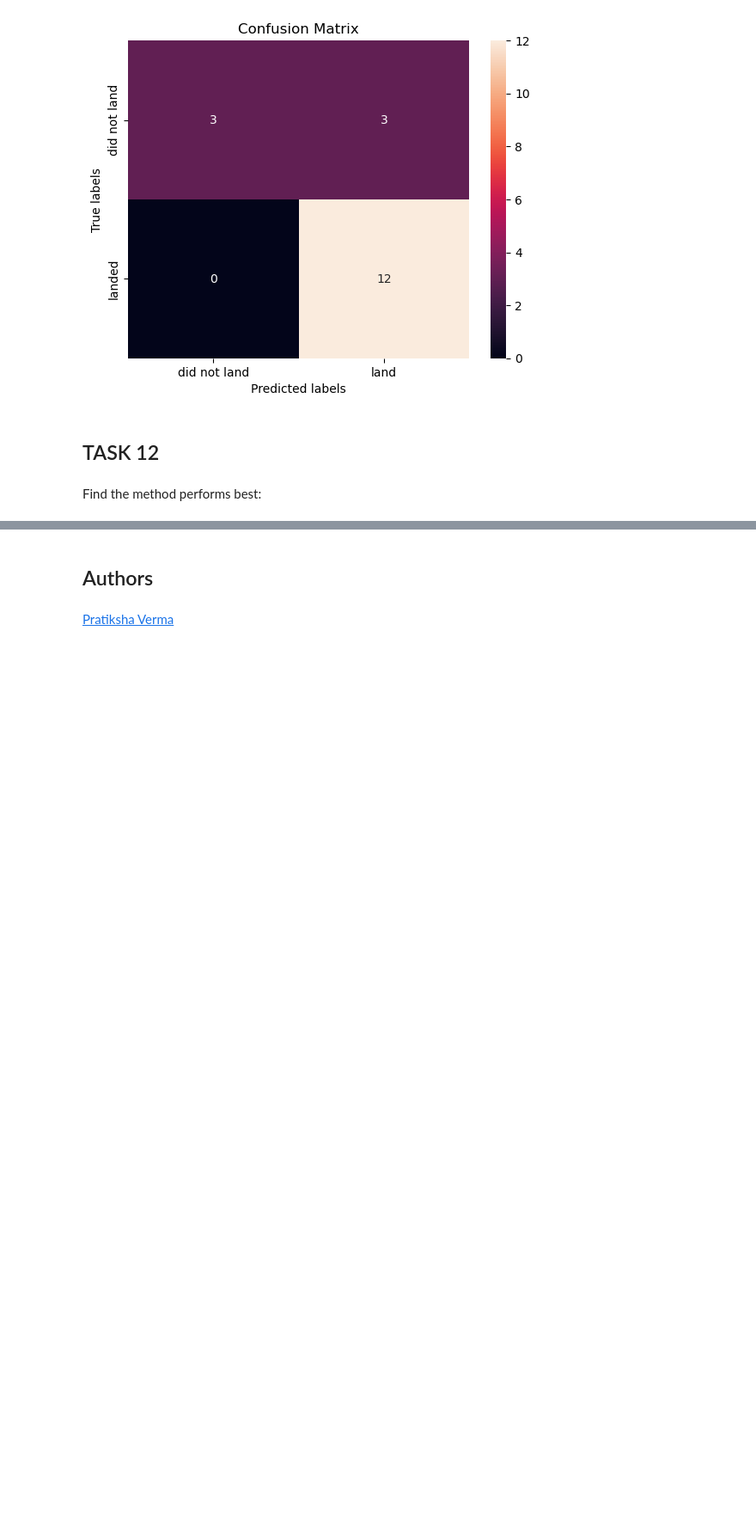
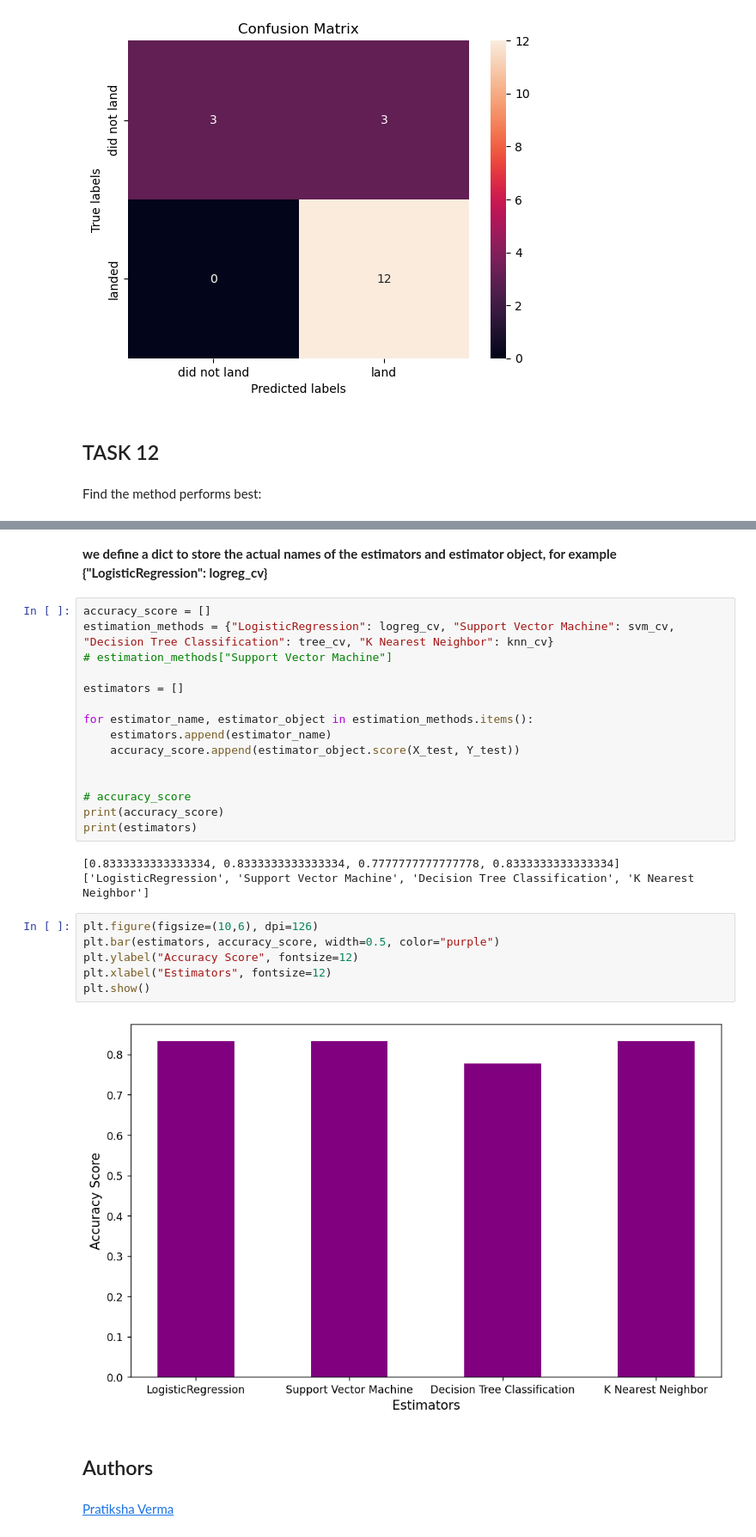
Before and after one commit to haseeb-505/Applied_Data_Science_Capstone, a Jupyter notebook: SpaceX_Machine_Learning_Prediction_Part_5.ipynb, the cells around one changed output, grey strips where cells are left out. Shown at 86% size. Cells and saved outputs as stored; diff of their text form; blank space fills up the shorter version.

```diff
--- a/SpaceX_Machine_Learning_Prediction_Part_5.ipynb
+++ b/SpaceX_Machine_Learning_Prediction_Part_5.ipynb
@@ -453,3 +439,31 @@ Find the method performs best:
+# %% [markdown]
+**we define a dict to store the actual names of the estimators and estimator object, for example {"LogisticRegression": logreg_cv}**
+# %%
+accuracy_score = []
+estimation_methods = {"LogisticRegression": logreg_cv, "Support Vector Machine": svm_cv, "Decision Tree Classification": tree_cv, "K Nearest Neighbor": knn_cv}
+# estimation_methods["Support Vector Machine"]
+
+estimators = []
+
+for estimator_name, estimator_object in estimation_methods.items():
+    estimators.append(estimator_name)
+    accuracy_score.append(estimator_object.score(X_test, Y_test))
+
+
+# accuracy_score
+print(accuracy_score)
+print(estimators)
+# %% [output]
+[0.8333333333333334, 0.8333333333333334, 0.7777777777777778, 0.8333333333333334]
+['LogisticRegression', 'Support Vector Machine', 'Decision Tree Classification', 'K Nearest Neighbor']
+# %%
+plt.figure(figsize=(10,6), dpi=126)
+plt.bar(estimators, accuracy_score, width=0.5, color="purple")
+plt.ylabel("Accuracy Score", fontsize=12)
+plt.xlabel("Estimators", fontsize=12)
+plt.show()
+# %% [output]
+[figure, added]
 # %% [markdown]
 ## Authors
 # %% [markdown]
```
Also changed, not shown: parts of 8 cells of this notebook.
